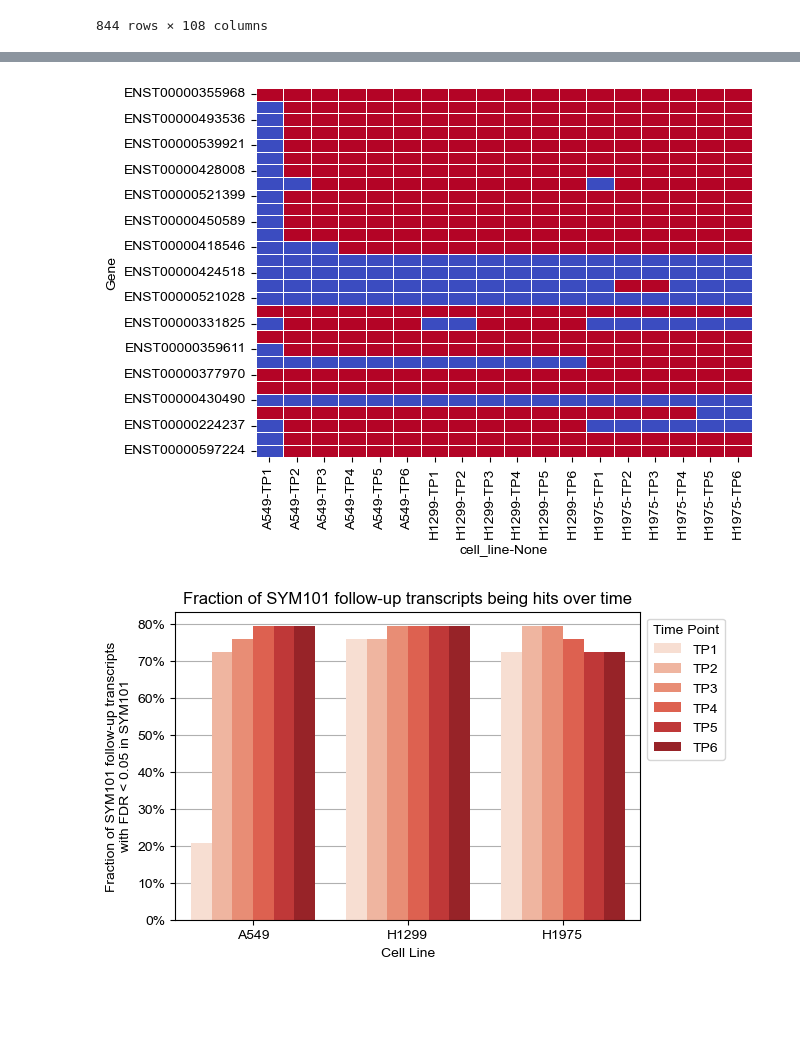
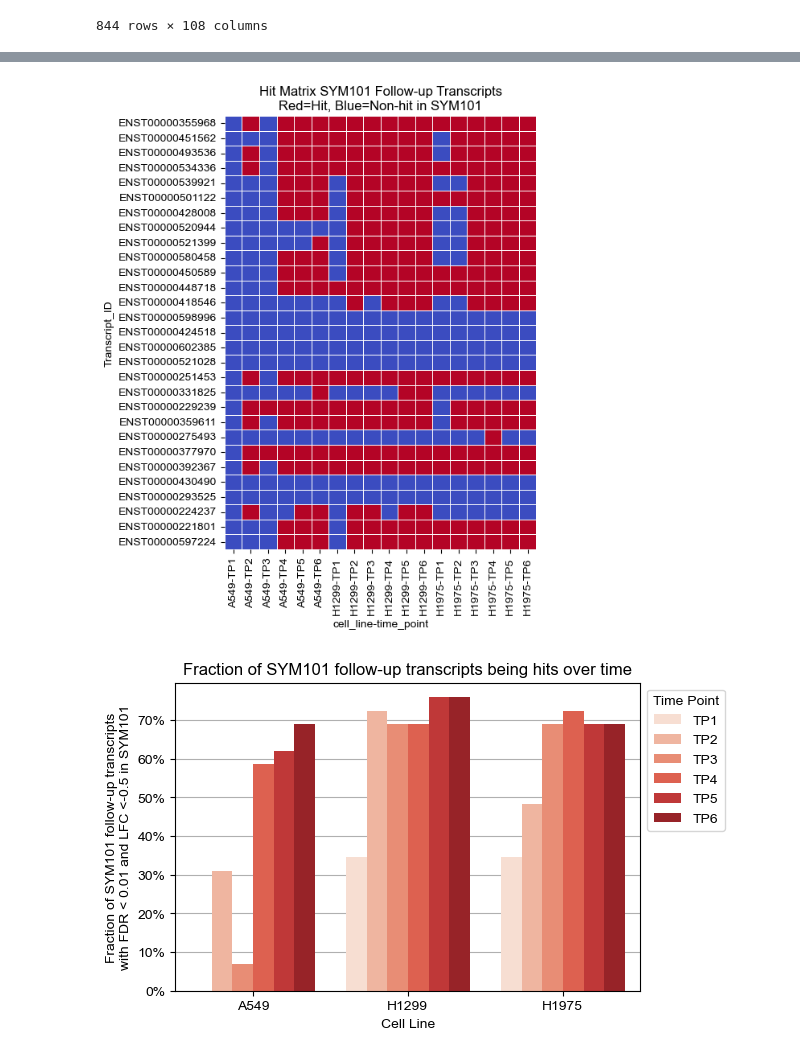
Before and after one commit to stefanpeidli/SYM101, a Jupyter notebook: notebooks/pooled_screen_1_mageck_advanced.ipynb, the cells around one changed output, grey strips where cells are left out. Drawn from its saved outputs; the diff is of its cells as text; code cells hidden in the pictures; blank space fills up the shorter version.

Commit message:
Update follow-up gene selection analysis

```diff
--- a/notebooks/pooled_screen_1_mageck_advanced.ipynb
+++ b/notebooks/pooled_screen_1_mageck_advanced.ipynb
@@ -36,6 +36,12 @@ df = pd.read_csv(TEMPDIR / 'pooled_screen_1/pooled_screen_1_counts.csv', index_c
 # essential genes
 essential = pd.read_csv("../resources/bagel_supplement/CEGv2.txt", sep='\t', index_col=0)
 non_essential = pd.read_csv("../resources/bagel_supplement/NEGv1.txt", sep='\t', index_col=0)
+
+sample_names = np.sort(df.columns[12:])
+pools = ['Sym-pool-1-3', 'Sym-pool-1-1', 'Sym-pool-1-2']
+pools = np.sort(pools)
+controls = [x for x in df.index if 'control' in x.lower()]
+df['essential'] = annotate_essentiality(df.Gene)
 # %% [markdown]
 # Cell line differences
 # %%
@@ -428,23 +424,46 @@ hit_tab
+# %%
+# Normalize to NT depth
+norm_factor = df.loc[controls, pools].mean(axis=1).mean() / df.loc[controls, sample_names].mean(axis=0)
+ndf = df.loc[:, sample_names] * norm_factor
+
+# Foldchange to Pool after seq-depth normalization based on NT depth
+fc = (ndf.loc[:, sample_names].T / ndf.loc[:, pools].mean(axis=1)).T
+l2fc = np.log2(fc)
+l2fc[l2fc==-np.infty] = None
+
+avg_l2fc = l2fc.groupby(df.Transcript_ID).mean().loc[follow_up_transcripts, sample_names[3:]]
+
+# Sample-level annotation
+cell_line = pd.Series({x: int(x.split('-')[1]) if 'pool' not in x else 'pool' for x in avg_l2fc.columns}).replace(cell_line_dict)
+replicate = pd.Series({x: x.split('-')[2][-1] if 'pool' not in x else x.split('-')[-1] for x in avg_l2fc.columns})
+time_point = pd.Series({x: x.split('-')[3].split('_')[0] if 'pool' not in x else 'TP0' for x in avg_l2fc.columns})
+
+avg_l2fc.columns = pd.MultiIndex.from_tuples(zip(cell_line, replicate, time_point), names=['cell_line', 'replicate', 'time_point'])
+avg_l2fc = avg_l2fc.T.groupby(['cell_line', 'time_point']).mean().T
+# %%
+hit_tab = pd.DataFrame((tab.loc[follow_up_transcripts, (slice(None), slice(None), 'fdr')] < 0.01).values & (avg_l2fc < -0.5).values, columns=avg_l2fc.columns, index=avg_l2fc.index)
 # %%
+fig, ax = pl.subplots(figsize=(5, 7))
 sns.heatmap(hit_tab, cmap='coolwarm', cbar=False, linewidths=0.5, linecolor='white')
+pl.title('Hit Matrix SYM101 Follow-up Transcripts\nRed=Hit, Blue=Non-hit in SYM101')
 pl.show()
 # %% [output]
-[figure, old version]
+[figure, new version]
 # %%
 dat = hit_tab.sum(0).reset_index()
 dat[0] = dat[0] / len(follow_up_transcripts)
-dat['time_point_int'] = dat['level_1'].map({'TP1': 1, 'TP2': 2, 'TP3': 3, 'TP4': 4, 'TP5': 5, 'TP6': 6})
+dat['time_point_int'] = dat['time_point'].map({'TP1': 1, 'TP2': 2, 'TP3': 3, 'TP4': 4, 'TP5': 5, 'TP6': 6})
 fig, ax = pl.subplots(figsize=(6,4))
-sns.barplot(data=dat, x='cell_line', y=0, hue='level_1', palette='Reds', ax=ax)
+sns.barplot(data=dat, x='cell_line', y=0, hue='time_point', palette='Reds', ax=ax)
 sns.move_legend(ax, "upper left", bbox_to_anchor=(1,1), title='Time Point')
 # y axis to percentage
 from matplotlib.ticker import PercentFormatter
 ax.yaxis.set_major_formatter(PercentFormatter(1))
-ax.set_ylabel('Fraction of SYM101 follow-up transcripts\nwith FDR < 0.05 in SYM101')
+ax.set_ylabel('Fraction of SYM101 follow-up transcripts\nwith FDR < 0.01 and LFC <-0.5 in SYM101')
 ax.set_axisbelow(True)
 ax.grid(axis='y')
 ax.set_title('Fraction of SYM101 follow-up transcripts being hits over time')
 ax.set_xlabel('Cell Line')
 pl.show()
 # %% [output]
-[figure, old version]
+[figure, new version]
```
Also changed, not shown: parts of 4 cells of this notebook, 1 other file.
